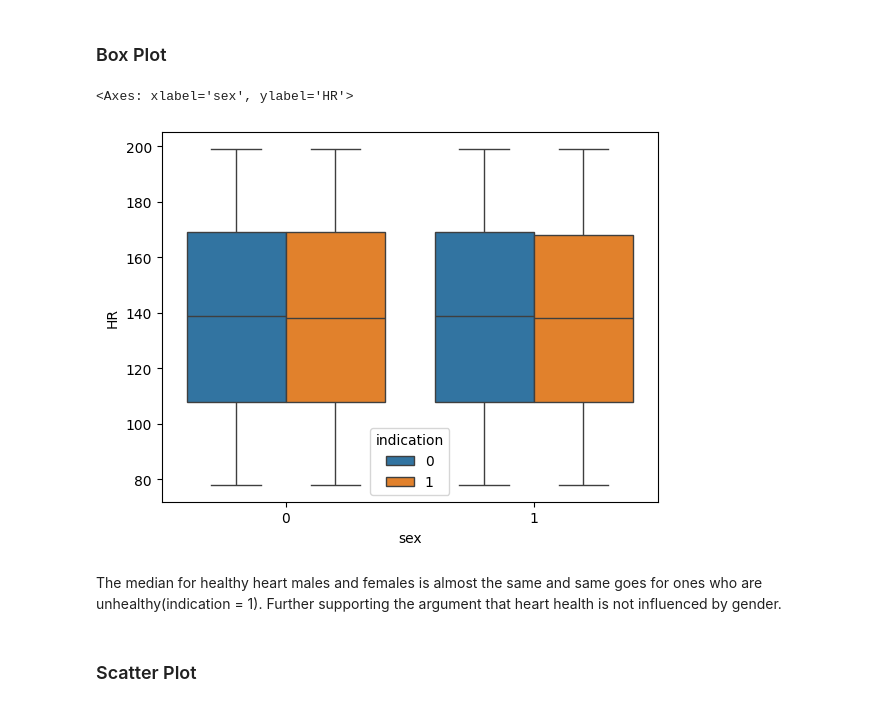
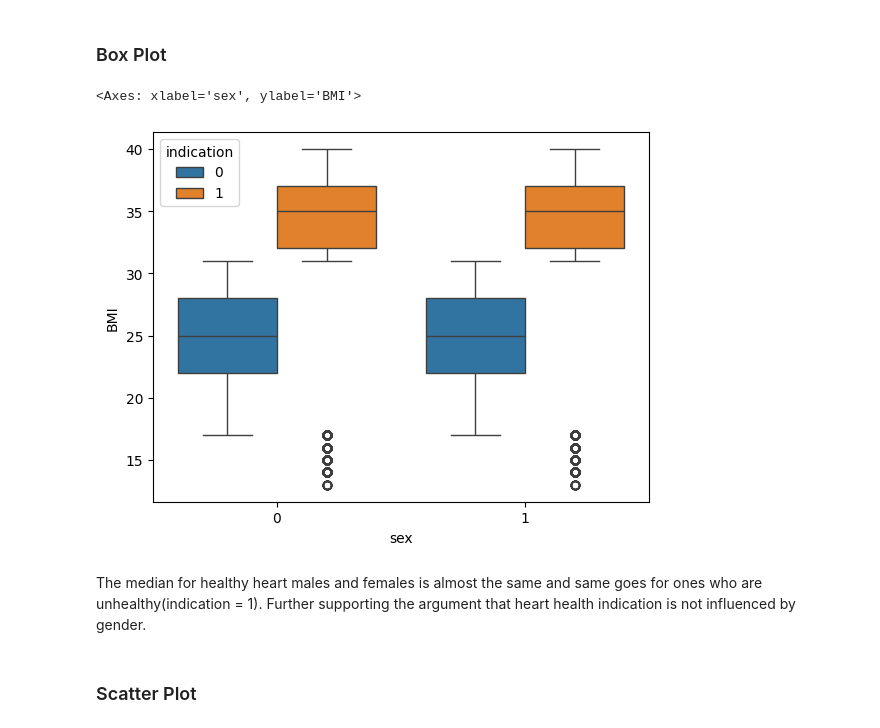
Before and after one commit to prafullofcode/data-science-course, a Jupyter notebook: healthcare.ipynb, the cells around one changed output. Drawn from its saved outputs; the diff is of its cells as text; code cells hidden in the pictures.

```diff
--- a/healthcare.ipynb
+++ b/healthcare.ipynb
@@ -48,13 +48,13 @@ df['sex'].value_counts().plot(kind='pie',autopct='%0.2f')
 The pie chart indicates even distribution of male and female in the collected data
 # %% [markdown]
 ### Box Plot
-# %%
-sns.boxplot(x='sex', y='HR', hue='indication', data=df)
-# %% [output]
-<Axes: xlabel='sex', ylabel='HR'>
-[figure, removed]
+# %%
+sns.boxplot(x='sex',y = "BMI", hue='indication',data = df)
+# %% [output]
+<Axes: xlabel='sex', ylabel='BMI'>
+[figure, added]
 # %% [markdown]
-The median for healthy heart males and females is almost the same and same goes for ones who are unhealthy(indication = 1). Further supporting the argument that heart health is not influenced by gender.
+The median for healthy heart males and females is almost the same and same goes for ones who are unhealthy(indication = 1). Further supporting the argument that heart health indication is not influenced by gender.
 # %% [markdown]
 ### Scatter Plot
 # %%
```
Also changed, not shown: parts of 4 cells of this notebook, 1 other file.
